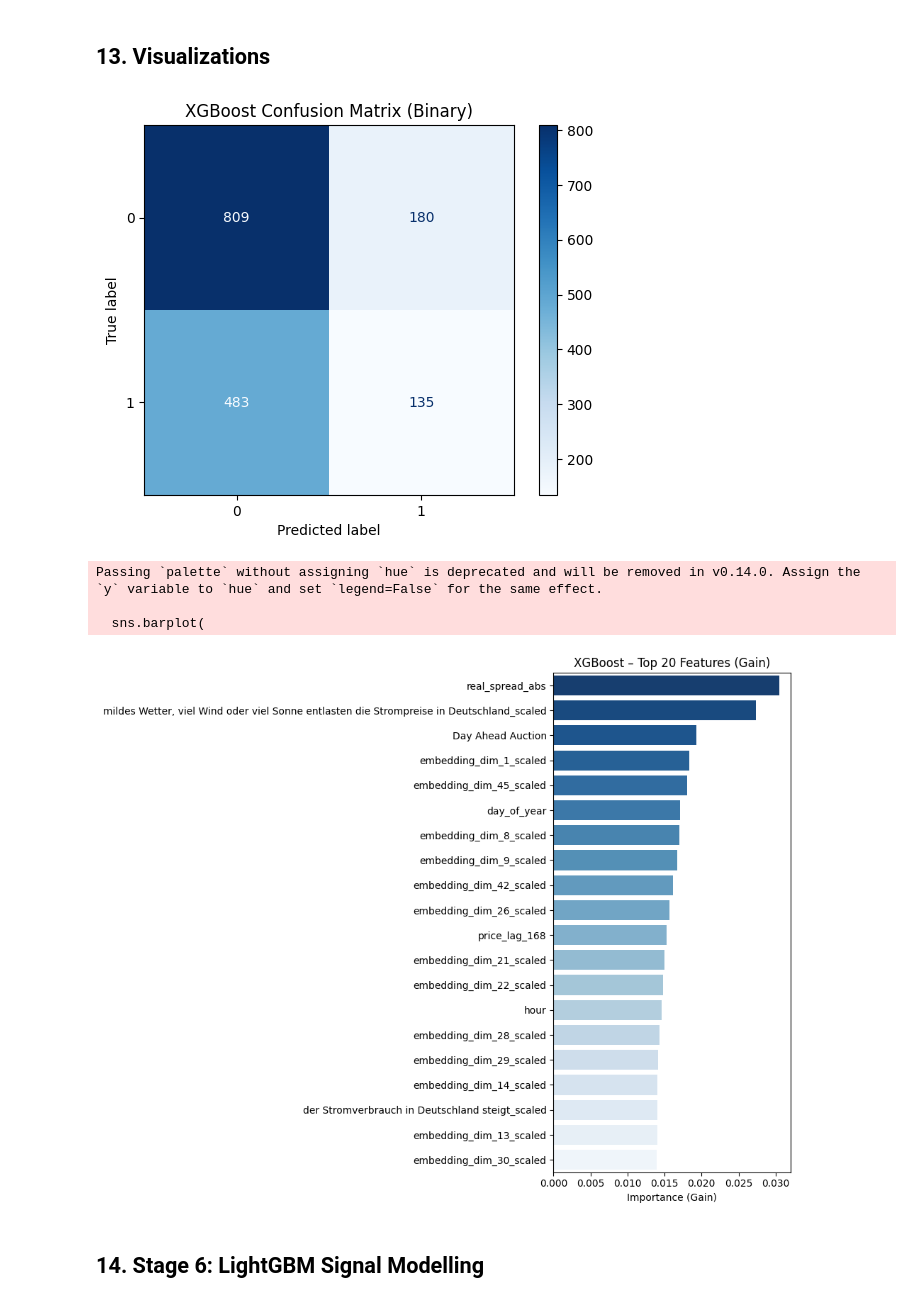
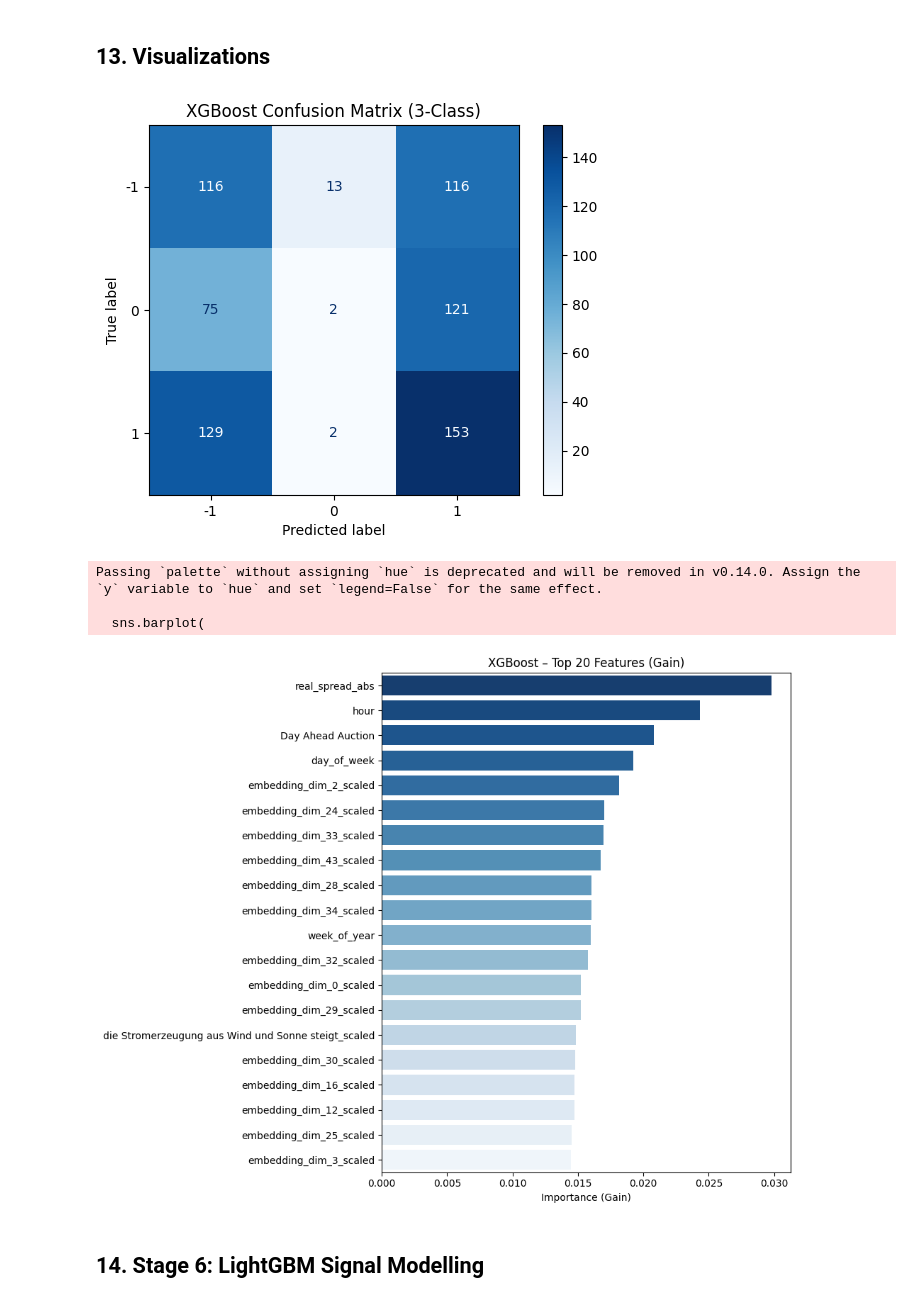
Before and after one commit to TheDeGen/ZHAW_Research_Project, a Jupyter notebook: final_methodology_refactored/notebooks/pipeline_execution.ipynb, the cells around one changed output. Drawn from its saved outputs; the diff is of its cells as text; code cells hidden in the pictures.

```diff
--- a/final_methodology_refactored/notebooks/pipeline_execution.ipynb
+++ b/final_methodology_refactored/notebooks/pipeline_execution.ipynb
@@ -132,7 +132,7 @@ with profiling.StageProfiler("Stage 1: Data Ingestion", device_config):
         news_path=NEWS_PATH,
         energy_path=ENERGY_PATH,
         min_timestamp=cfg.MIN_TIMESTAMP,
-        news_sample=2000,  # Set to integer for testing with smaller dataset
+        news_sample=600,  # Set to integer for testing with smaller dataset
         forecast_horizon=FORECAST_HORIZON,
         spread_deadband=SPREAD_DEADBAND,
         random_state=cfg.RANDOM_STATE,
@@ -471,6 +471,7 @@ with profiling.StageProfiler("Stage 4: XGBoost Random Search", device_config):
     xgb_tuning_runs: list[dict[str, object]] = []
     xgb_best_models: dict[tuple[int, float], object] = {}
     xgb_feature_columns: dict[tuple[int, float], list[str]] = {}
+    xgb_label_encoders: dict[tuple[int, float], object] = {}
 
     for rank, result in enumerate(xgb_candidates, start=1):
         params_key = result["params_key"]
@@ -481,7 +482,8 @@ with profiling.StageProfiler("Stage 4: XGBoost Random Search", device_config):
             "scaled_news_features": dataset["scaled_news_features"],
         }
 
-        search, feature_columns = model_utils.run_xgb_random_search(
+        # Run XGBoost random search (now returns 3 values for 3-class classification)
+        search, feature_columns, xgb_label_encoder = model_utils.run_xgb_random_search(
             data_dict=data_dict,
             baseline_features=baseline_features,
             target_column=cfg.TARGET_COLUMN,
@@ -497,11 +499,14 @@ with profiling.StageProfiler("Stage 4: XGBoost Random Search", device_config):
         best_estimator = search.best_estimator_
         val_df = dataset["val_df"]
         X_val = val_df[feature_columns].fillna(0)
-        y_val_binary = model_utils.map_target_to_binary(val_df[cfg.TARGET_COLUMN].astype(int))
-        val_proba = best_estimator.predict_proba(X_val)[:, 1]
-        val_pred_binary = (val_proba >= 0.5).astype(int)
-        val_accuracy = accuracy_score(y_val_binary, val_pred_binary)
-        val_macro_f1 = f1_score(y_val_binary, val_pred_binary, average="macro", zero_division=0)
+
+        # Encode validation target using the same encoder
+        y_val = xgb_label_encoder.transform(val_df[cfg.TARGET_COLUMN].astype(int))
+        val_proba = best_estimator.predict_proba(X_val)
+        val_pred = best_estimator.predict(X_val)
+
+        val_accuracy = accuracy_score(y_val, val_pred)
+        val_macro_f1 = f1_score(y_val, val_pred, average="macro", zero_division=0)
 
         run_summary = {
             "rank": rank,
@@ -515,11 +520,13 @@ with profiling.StageProfiler("Stage 4: XGBoost Random Search", device_config):
             "best_params": search.best_params_,
             "feature_columns": feature_columns,
             "search": search,
+            "label_encoder": xgb_label_encoder,
         }
 
         xgb_tuning_runs.append(run_summary)
         xgb_best_models[params_key] = best_estimator
         xgb_feature_columns[params_key] = feature_columns
+        xgb_label_encoders[params_key] = xgb_label_encoder
 
         print(
             f"#{rank} {dataset['dataset_name']} → "
@@ -536,6 +543,7 @@ if xgb_tuning_runs:
     best_xgb_params_key = best_xgb_run["params_key"]
     best_xgb_model = xgb_best_models[best_xgb_params_key]
     best_xgb_feature_columns = xgb_feature_columns[best_xgb_params_key]
+    best_xgb_label_encoder = xgb_label_encoders[best_xgb_params_key]
     best_dataset = preprocessed_datasets[best_xgb_params_key]
 
     print(
@@ -545,11 +553,13 @@ if xgb_tuning_runs:
     )
     print(f"  Best CV macro-F1: {best_xgb_run['best_cv_macro_f1']:.3f}")
     print(f"  Validation macro-F1: {best_xgb_run['val_macro_f1']:.3f}")
+    print(f"  XGBoost classes: {best_xgb_label_encoder.classes_}")
 else:
     best_xgb_run = None
     best_xgb_params_key = None
     best_xgb_model = None
     best_xgb_feature_columns = []
+    best_xgb_label_encoder = None
     print("\n⚠ XGBoost tuning did not produce any runs.")
 # %% [output]
 [Stage ⏳] Stage 4: XGBoost Random Search — starting
@@ -651,16 +673,24 @@ weighted avg       0.55      0.59      0.55      1607
 # %% [markdown]
 ## 13. Visualizations
 # %%
-# Confusion matrix (binary target)
+# Confusion matrix (3-class)
 from sklearn.metrics import confusion_matrix, ConfusionMatrixDisplay
 
-cm = confusion_matrix(y_test_binary, y_pred_binary)
-disp = ConfusionMatrixDisplay(confusion_matrix=cm, display_labels=[0, 1])
+# Use encoded labels for confusion matrix
+y_test = best_xgb_label_encoder.transform(test_dataset["test_df"][cfg.TARGET_COLUMN].astype(int))
+X_test = test_dataset["test_df"][best_xgb_feature_columns].fillna(0)
+y_pred = best_xgb_model.predict(X_test)
+
+cm = confusion_matrix(y_test, y_pred)
+disp = ConfusionMatrixDisplay(
+    confusion_matrix=cm,
+    display_labels=best_xgb_label_encoder.classes_
+)
 disp.plot(cmap='Blues', values_format='d')
-plt.title('XGBoost Confusion Matrix (Binary)')
+plt.title('XGBoost Confusion Matrix (3-Class)')
 plt.show()
 # %% [output]
-[figure, old version]
+[figure, new version]
 # %%
 # Feature importance
 importance_df = visualization.plot_feature_importance(
@@ -673,7 +703,7 @@ importance_df = visualization.plot_feature_importance(
 Passing `palette` without assigning `hue` is deprecated and will be removed in v0.14.0. Assign the `y` variable to `hue` and set `legend=False` for the same effect.
 
   sns.barplot(
-[figure, old version]
+[figure, new version]
 # %% [markdown]
 ## 14. Stage 6: LightGBM Signal Modelling
 # %%
```
Also changed, not shown: parts of 30 cells of this notebook, 7 other files.
